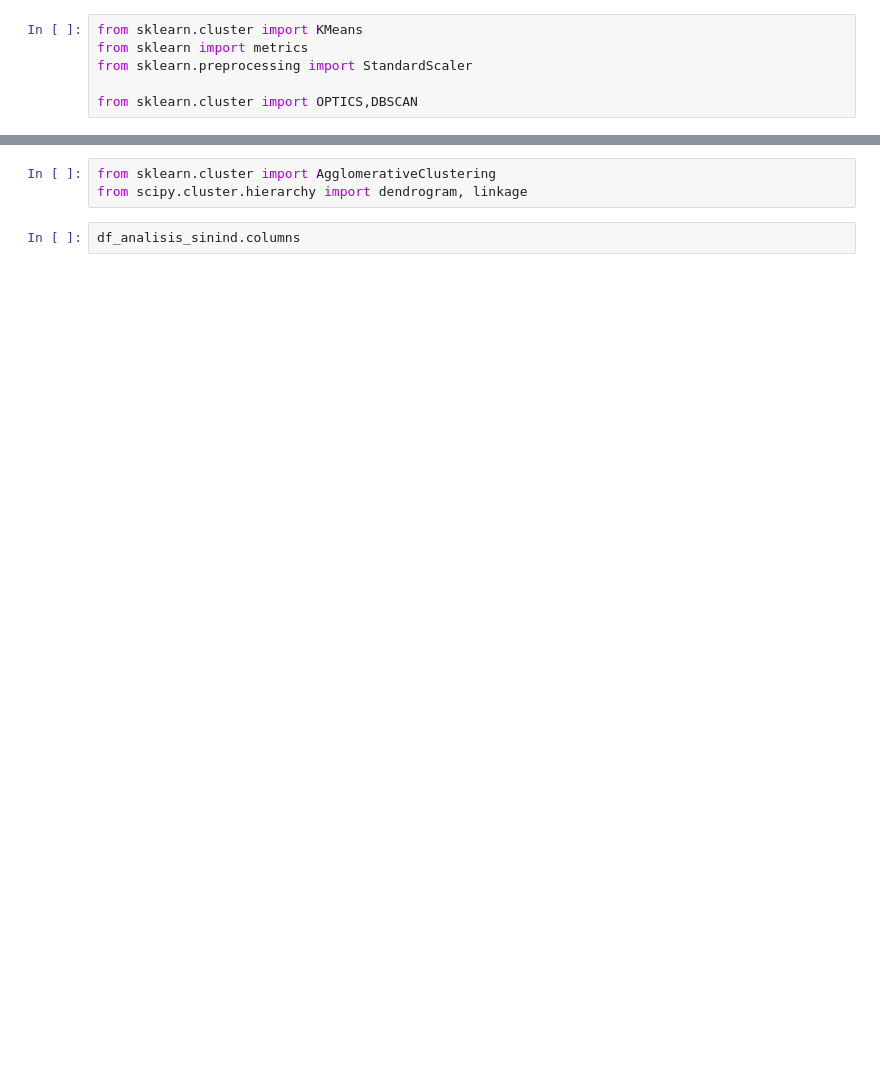
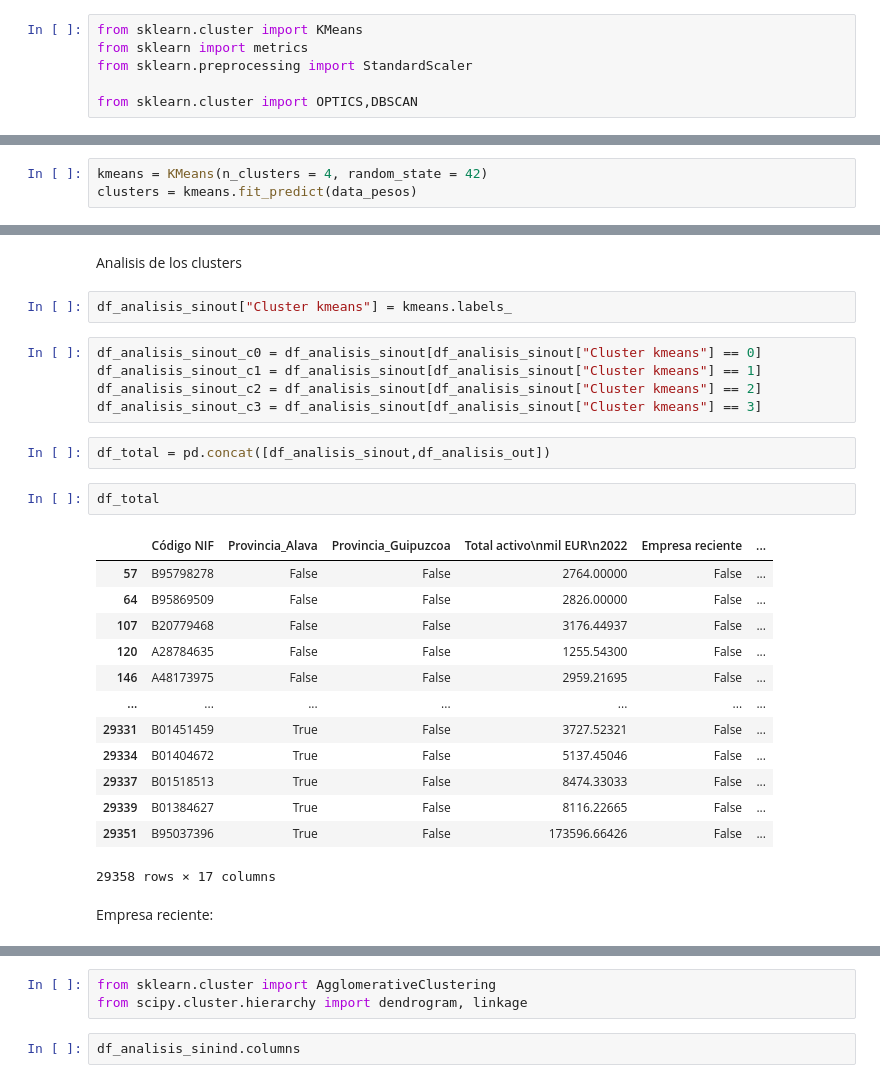
Before and after one commit to Aristondo/Equipo-Naranja, a Jupyter notebook: Reto_Analisis.ipynb, the cells around one changed output, grey strips where cells are left out. Cells and saved outputs as stored; diff of their text form; blank space fills up the shorter version.

```diff
--- a/Reto_Analisis.ipynb
+++ b/Reto_Analisis.ipynb
@@ -81,0 +214,3 @@ plt.show
+# %%
+kmeans = KMeans(n_clusters = 4, random_state = 42)
+clusters = kmeans.fit_predict(data_pesos)
@@ -81,0 +252,29 @@ plt.show
+# %% [markdown]
+Analisis de los clusters
+# %%
+df_analisis_sinout["Cluster kmeans"] = kmeans.labels_
+# %%
+df_analisis_sinout_c0 = df_analisis_sinout[df_analisis_sinout["Cluster kmeans"] == 0]
+df_analisis_sinout_c1 = df_analisis_sinout[df_analisis_sinout["Cluster kmeans"] == 1]
+df_analisis_sinout_c2 = df_analisis_sinout[df_analisis_sinout["Cluster kmeans"] == 2]
+df_analisis_sinout_c3 = df_analisis_sinout[df_analisis_sinout["Cluster kmeans"] == 3]
+# %%
+df_total = pd.concat([df_analisis_sinout,df_analisis_out])
+# %%
+df_total
+# %% [output]
+|  | Código NIF | Provincia_Alava | Provincia_Guipuzcoa | Total activo\nmil EUR\n2022 | Empresa reciente | ... |
+| 57 | B95798278 | False | False | 2764.00000 | False | ... |
+| 64 | B95869509 | False | False | 2826.00000 | False | ... |
+| 107 | B20779468 | False | False | 3176.44937 | False | ... |
+| 120 | A28784635 | False | False | 1255.54300 | False | ... |
+| 146 | A48173975 | False | False | 2959.21695 | False | ... |
+| ... | ... | ... | ... | ... | ... | ... |
+| 29331 | B01451459 | True | False | 3727.52321 | False | ... |
+| 29334 | B01404672 | True | False | 5137.45046 | False | ... |
+| 29337 | B01518513 | True | False | 8474.33033 | False | ... |
+| 29339 | B01384627 | True | False | 8116.22665 | False | ... |
+| 29351 | B95037396 | True | False | 173596.66426 | False | ... |
+29358 rows × 17 columns
+# %% [markdown]
+Empresa reciente:
```
Also changed, not shown: parts of 46 cells of this notebook.
